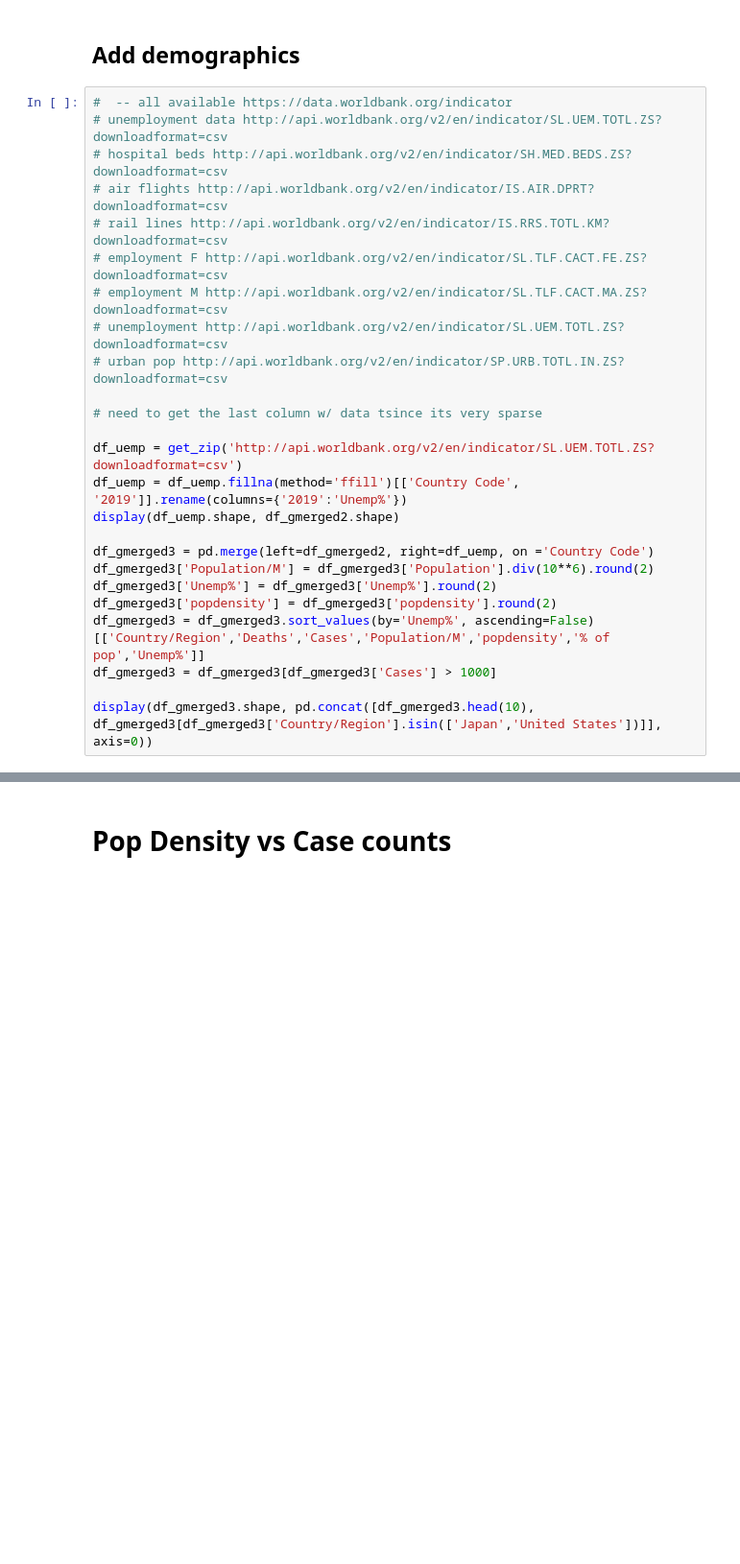
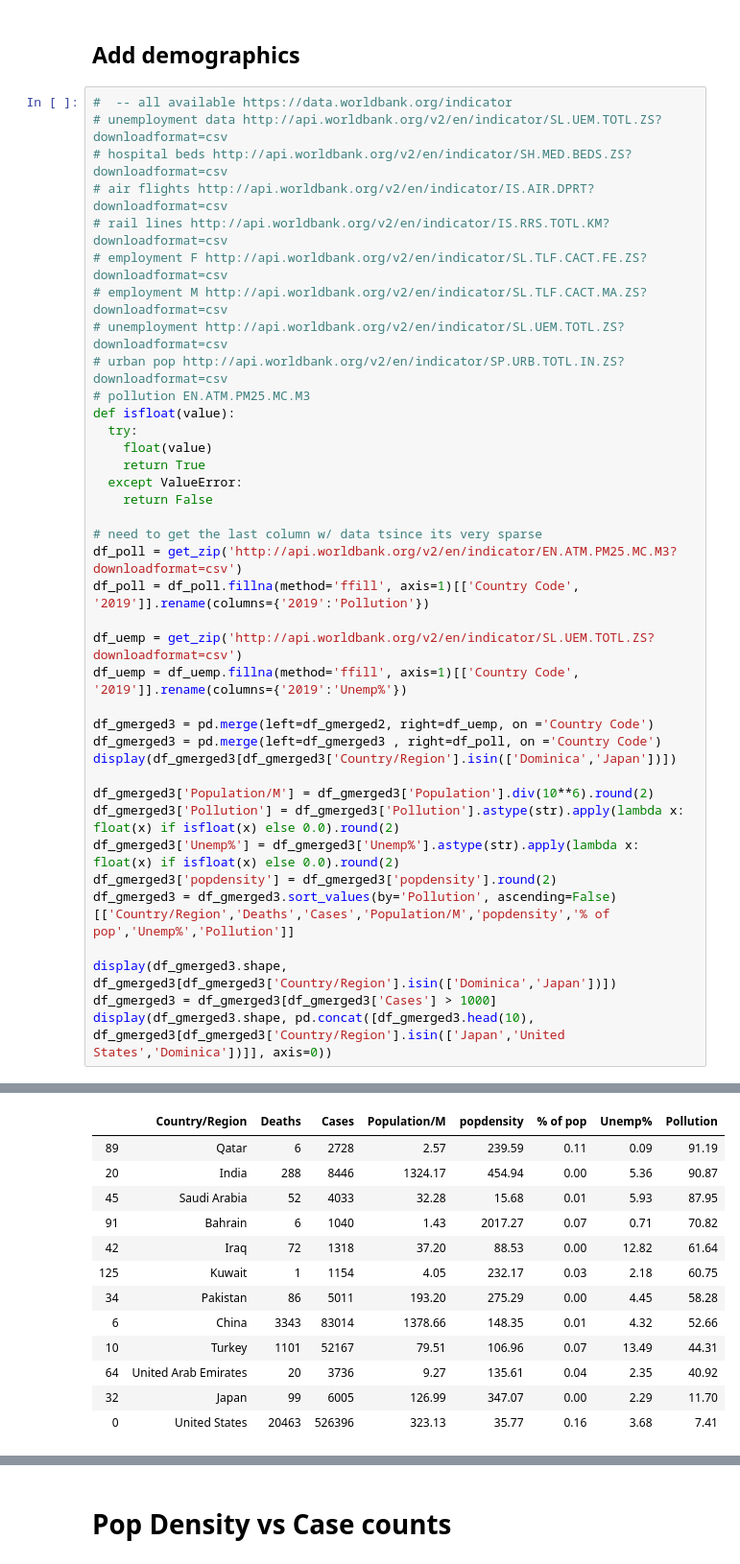
Before and after one commit to dougfoo/machineLearning, a Jupyter notebook: covid/COVID-global-clustering.ipynb, the cells around one changed output, grey strips where cells are left out. Shown: that part at 96% size. Drawn from its saved outputs; the diff is of its cells as text; blank space fills up the shorter version.

Commit message:
added pollution

```diff
--- a/covid/COVID-global-clustering.ipynb
+++ b/covid/COVID-global-clustering.ipynb
@@ -171,19 +171,32 @@ display(popdensity.head(), df_gmerged2.head().sort_values(by='Population', ascen
 # employment M http://api.worldbank.org/v2/en/indicator/SL.TLF.CACT.MA.ZS?downloadformat=csv
 # unemployment http://api.worldbank.org/v2/en/indicator/SL.UEM.TOTL.ZS?downloadformat=csv
 # urban pop http://api.worldbank.org/v2/en/indicator/SP.URB.TOTL.IN.ZS?downloadformat=csv
+# pollution EN.ATM.PM25.MC.M3
+def isfloat(value):
+  try:
+    float(value)
+    return True
+  except ValueError:
+    return False
 
 # need to get the last column w/ data tsince its very sparse
+df_poll = get_zip('http://api.worldbank.org/v2/en/indicator/EN.ATM.PM25.MC.M3?downloadformat=csv')
+df_poll = df_poll.fillna(method='ffill', axis=1)[['Country Code', '2019']].rename(columns={'2019':'Pollution'})
 
 df_uemp = get_zip('http://api.worldbank.org/v2/en/indicator/SL.UEM.TOTL.ZS?downloadformat=csv')
-df_uemp = df_uemp.fillna(method='ffill')[['Country Code', '2019']].rename(columns={'2019':'Unemp%'})
-display(df_uemp.shape, df_gmerged2.shape)
+df_uemp = df_uemp.fillna(method='ffill', axis=1)[['Country Code', '2019']].rename(columns={'2019':'Unemp%'})
 
 df_gmerged3 = pd.merge(left=df_gmerged2, right=df_uemp, on ='Country Code')
+df_gmerged3 = pd.merge(left=df_gmerged3 , right=df_poll, on ='Country Code')
+display(df_gmerged3[df_gmerged3['Country/Region'].isin(['Dominica','Japan'])])
+
 df_gmerged3['Population/M'] = df_gmerged3['Population'].div(10**6).round(2)
-df_gmerged3['Unemp%'] = df_gmerged3['Unemp%'].round(2)
+df_gmerged3['Pollution'] = df_gmerged3['Pollution'].astype(str).apply(lambda x: float(x) if isfloat(x) else 0.0).round(2)
+df_gmerged3['Unemp%'] = df_gmerged3['Unemp%'].astype(str).apply(lambda x: float(x) if isfloat(x) else 0.0).round(2)
 df_gmerged3['popdensity'] = df_gmerged3['popdensity'].round(2)
-df_gmerged3 = df_gmerged3.sort_values(by='Unemp%', ascending=False)[['Country/Region','Deaths','Cases','Population/M','popdensity','% of pop','Unemp%']]
+df_gmerged3 = df_gmerged3.sort_values(by='Pollution', ascending=False)[['Country/Region','Deaths','Cases','Population/M','popdensity','% of pop','Unemp%','Pollution']]
+
+display(df_gmerged3.shape, df_gmerged3[df_gmerged3['Country/Region'].isin(['Dominica','Japan'])])
 df_gmerged3 = df_gmerged3[df_gmerged3['Cases'] > 1000]
-
-display(df_gmerged3.shape, pd.concat([df_gmerged3.head(10), df_gmerged3[df_gmerged3['Country/Region'].isin(['Japan','United States'])]], axis=0))
+display(df_gmerged3.shape, pd.concat([df_gmerged3.head(10), df_gmerged3[df_gmerged3['Country/Region'].isin(['Japan','United States','Dominica'])]], axis=0))
 # %% [output]
@@ -205,0 +211,13 @@ display(df_gmerged3.shape, pd.concat([df_gmerged3.head(10), df_gmerged3[df_gmerg
+|  | Country/Region | Deaths | Cases | Population/M | popdensity | % of pop | Unemp% | Pollution |
+| 89 | Qatar | 6 | 2728 | 2.57 | 239.59 | 0.11 | 0.09 | 91.19 |
+| 20 | India | 288 | 8446 | 1324.17 | 454.94 | 0.00 | 5.36 | 90.87 |
+| 45 | Saudi Arabia | 52 | 4033 | 32.28 | 15.68 | 0.01 | 5.93 | 87.95 |
+| 91 | Bahrain | 6 | 1040 | 1.43 | 2017.27 | 0.07 | 0.71 | 70.82 |
+| 42 | Iraq | 72 | 1318 | 37.20 | 88.53 | 0.00 | 12.82 | 61.64 |
+| 125 | Kuwait | 1 | 1154 | 4.05 | 232.17 | 0.03 | 2.18 | 60.75 |
+| 34 | Pakistan | 86 | 5011 | 193.20 | 275.29 | 0.00 | 4.45 | 58.28 |
+| 6 | China | 3343 | 83014 | 1378.66 | 148.35 | 0.01 | 4.32 | 52.66 |
+| 10 | Turkey | 1101 | 52167 | 79.51 | 106.96 | 0.07 | 13.49 | 44.31 |
+| 64 | United Arab Emirates | 20 | 3736 | 9.27 | 135.61 | 0.04 | 2.35 | 40.92 |
+| 32 | Japan | 99 | 6005 | 126.99 | 347.07 | 0.00 | 2.29 | 11.70 |
+| 0 | United States | 20463 | 526396 | 323.13 | 35.77 | 0.16 | 3.68 | 7.41 |
```
Also changed, not shown: parts of 6 cells of this notebook, 1 other file.
